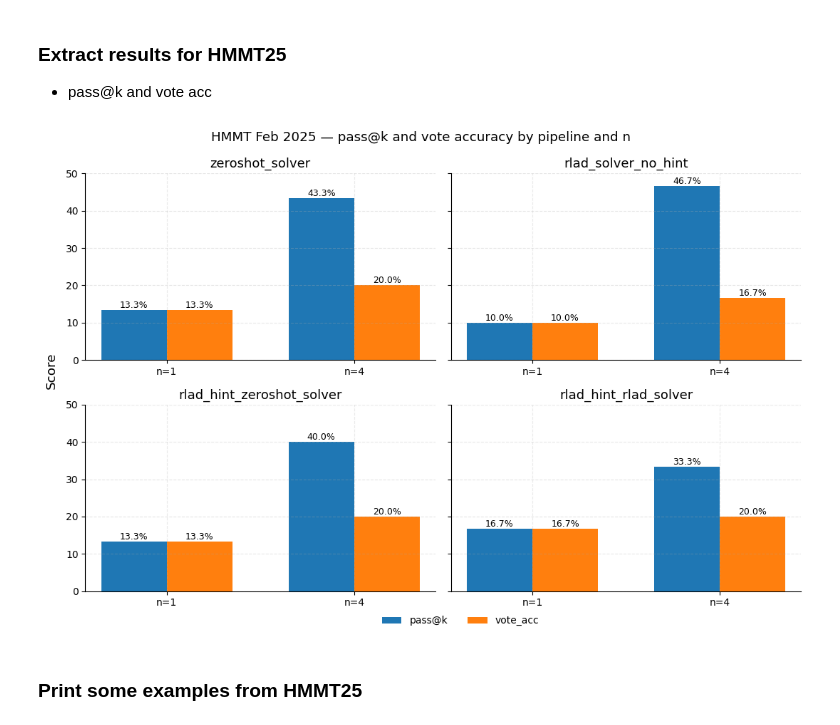
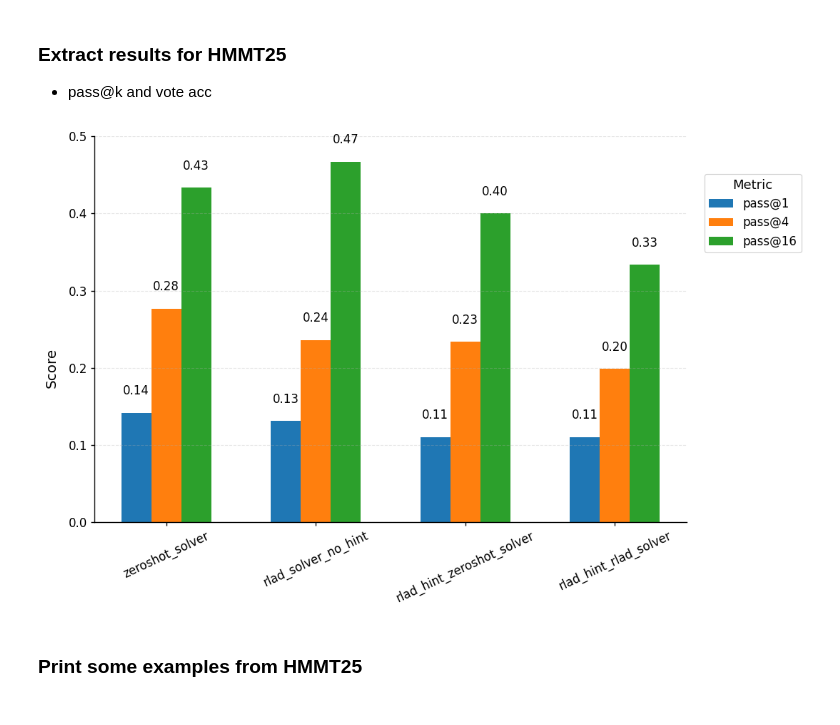
Before and after one commit to AmelxJamal/RLAD, a Jupyter notebook: notebooks/visualize_results.ipynb, the cells around one changed output. Cells and saved outputs as stored; diff of their text form; code cells hidden in the pictures.

```diff
--- a/notebooks/visualize_results.ipynb
+++ b/notebooks/visualize_results.ipynb
@@ -319,64 +368,90 @@ Unique Solvers: ['qwen3-1.7b_sol', 'qwen3-4b_sol', 'rlad_sol']
 ### Extract results for HMMT25
 * pass@k and vote acc
 # %%
-results_path = '../runs/hmmt25/summary.json'
+results_path = '../runs/hmmt25/summary_pass@k.json'
 
 with open(results_path, 'r') as f:
     results = json.load(f)
 
 
 pipelines = [
     "zeroshot_solver",
     "rlad_solver_no_hint",
     "rlad_hint_zeroshot_solver",
     "rlad_hint_rlad_solver",
 ]
 
-n_values = [1, 4]
-metrics = ["pass_at_k", "vote_acc"]  # plot these side-by-side
+colors = {
+    "pass@1": "#1f77b4",   # blue
+    "pass@4": "#ff7f0e",   # orange
+    "pass@16": "#2ca02c",  # green
+}
 
-fig, axes = plt.subplots(2, 2, figsize=(11, 7), sharey=True)
-axes = axes.flatten()
 
-bar_w = 0.35
-x = np.arange(len(n_values))
+legend_handles = [
+    Patch(facecolor=colors["pass@1"], label="pass@1"),
+    Patch(facecolor=colors["pass@4"], label="pass@4"),
+    Patch(facecolor=colors["pass@16"], label="pass@16"),
+]
 
-for ax, pipe in zip(axes, pipelines):
-    by_n = results["results"][pipe]["all"]["by_n"]
+x = np.arange(len(pipelines))
+metrics = ["pass@1_est_from_n", "pass@4_est_from_n", "pass@16_est_from_n"]  # plot these side-by-side
+
+set_paper_style(use_tex=False)
+fig, axes = plt.subplots(1, 1, figsize=(11, 7), sharey=True)
+
+bar_w = 0.2
+
+
+for i, pipe in enumerate(pipelines):
+    temp_pipe = results[pipe]
 
     # Extract metric values for n=1 and n=4 (keys are strings in your dict)
-    vals = {m: [by_n[str(n)][m] for n in n_values] for m in metrics}
+    vals = {m: temp_pipe[m]  for m in metrics}
 
-    ax.bar(x - bar_w/2, 100 * np.array(vals["pass_at_k"]), width=bar_w, label="pass@k")
-    ax.bar(x + bar_w/2, 100 * np.array(vals["vote_acc"]),  width=bar_w, label="vote_acc")
+    axes.bar(x[i] - bar_w, np.array(vals["pass@1_est_from_n"]), width=bar_w, color=colors["pass@1"])
+    axes.bar(x[i] , np.array(vals["pass@4_est_from_n"]),  width=bar_w, color=colors["pass@4"])
+    axes.bar(x[i] + bar_w, np.array(vals["pass@16_est_from_n"]),  width=bar_w, color=colors["pass@16"])
 
-    ax.set_title(pipe)
-    ax.set_xticks(x)
-    ax.set_xticklabels([f"n={n}" for n in n_values])
-    ax.set_ylim(0.0, 50.0)
-    ax.grid(True, axis="y", alpha=0.3)
 
-    # annotate percentages
-    for i, n in enumerate(n_values):
-        ax.text(x[i] - bar_w/2, 100 * vals["pass_at_k"][i] + 0.02, f"{100 * vals['pass_at_k'][i]:.1f}%",
-                ha="center", va="bottom", fontsize=9)
-        ax.text(x[i] + bar_w/2, 100 * vals["vote_acc"][i] + 0.02, f"{100 * vals['vote_acc'][i]:.1f}%",
-                ha="center", va="bottom", fontsize=9)
+    axes.set_xticks(x)
+    axes.set_xticklabels(pipelines, rotation=25)
+    axes.set_ylim(0.0, 0.5)
+    axes.grid(True, axis="y", alpha=0.3)
 
-# Common labels/legend
-fig.suptitle("HMMT Feb 2025 — pass@k and vote accuracy by pipeline and n", y=0.98)
-# fig.supxlabel("Number of samples (n)")
+    axes.text(x[i] - bar_w, vals["pass@1_est_from_n"] + 0.02, f"{vals['pass@1_est_from_n']:.2f}",
+            ha="center", va="bottom")
+    axes.text(x[i] , vals["pass@4_est_from_n"] + 0.02, f"{vals['pass@4_est_from_n']:.2f}",
+            ha="center", va="bottom")
+    axes.text(x[i] + bar_w, vals["pass@16_est_from_n"] + 0.02, f"{vals['pass@16_est_from_n']:.2f}",
+            ha="center", va="bottom")
+
+
+
 fig.supylabel("Score")
 
 # Put one legend for the whole figure
-handles, labels = axes[0].get_legend_handles_labels()
-fig.legend(handles, labels, loc="lower center", ncol=2, frameon=False, bbox_to_anchor=(0.55, -0.03))
+handles, labels = axes.get_legend_handles_labels()
+# Style: light y-grid only, remove top/right spines
+axes.grid(True, axis="y")
+axes.spines["top"].set_visible(False)
+axes.spines["right"].set_visible(False)
 
-plt.tight_layout()
-plt.savefig("../plots/hmmt25_pipeline_comparison.pdf", bbox_inches='tight')
+leg = axes.legend(
+    legend_handles,
+    ["pass@1", "pass@4", "pass@16"],
+    title="Metric",
+    loc="center left",
+    bbox_to_anchor=(1.02, 0.8)
+)
+leg.get_frame().set_alpha(0.95)
+leg.get_frame().set_linewidth(0.8)
+
+fig.tight_layout()
+fig.savefig("../plots/hmmt25_pipeline_comparison.pdf", bbox_inches='tight')
 plt.show()
 # %% [output]
-[figure, old version]
+[figure, new version]
 # %% [markdown]
 ### Print some examples from HMMT25
 # %%
```
Also changed, not shown: parts of 10 cells of this notebook, 16 other files.
